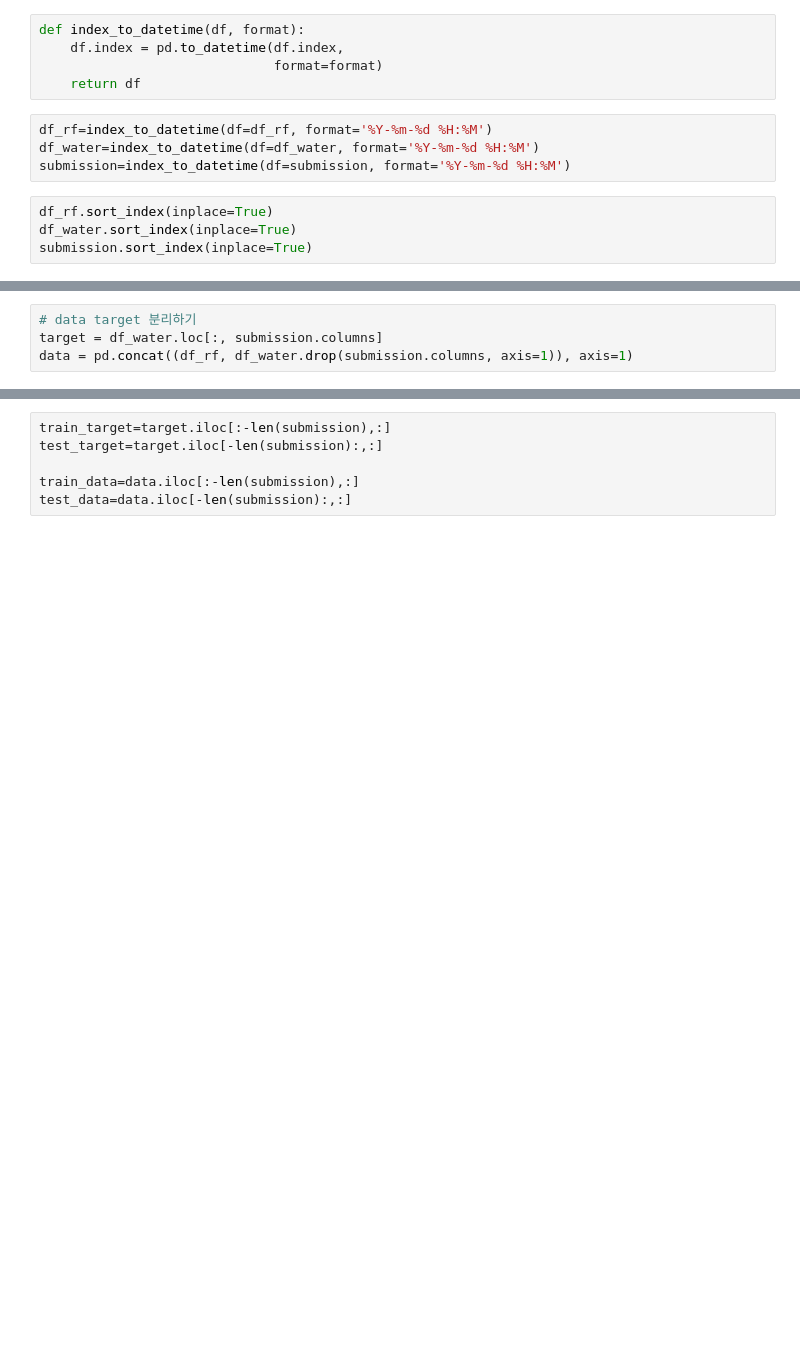
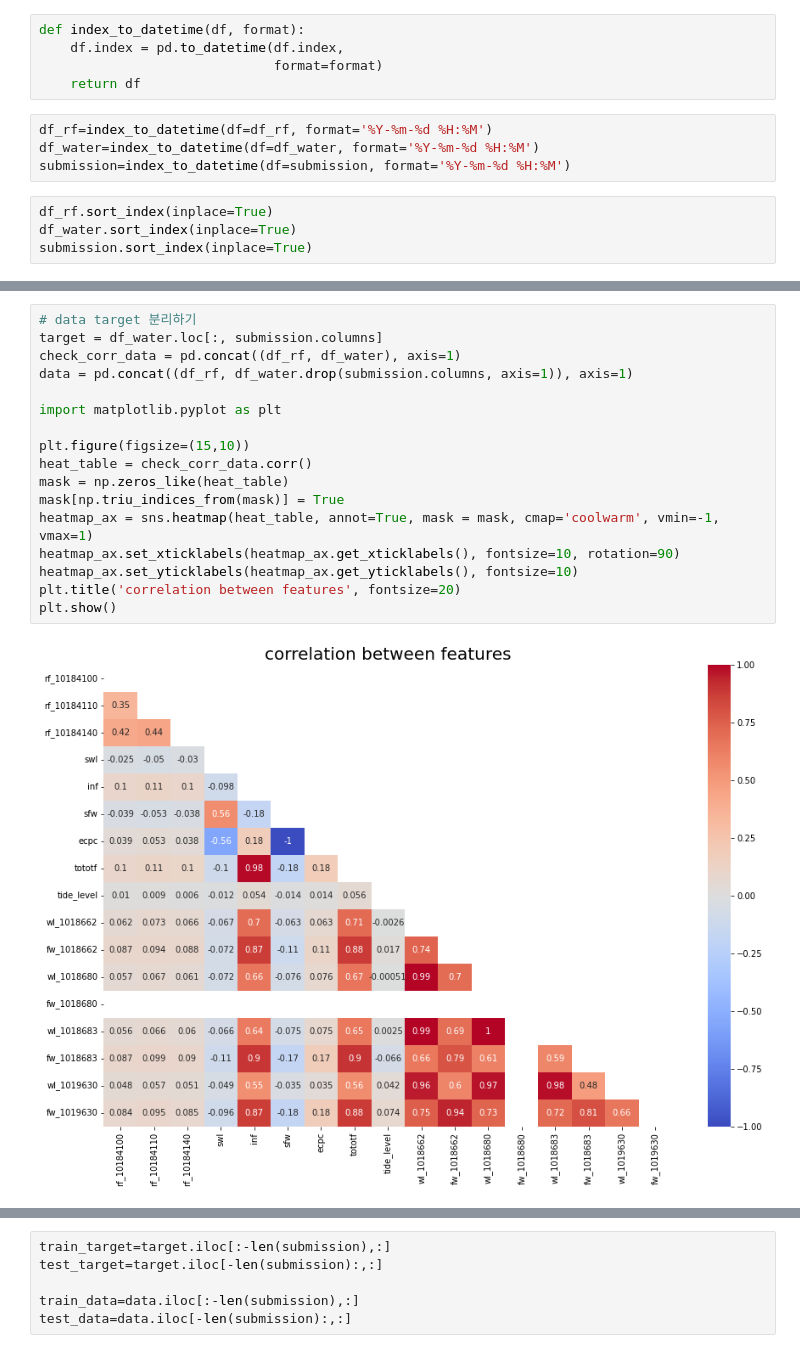
Before and after one commit to hajinhee/study, a Jupyter notebook: dacon/paldangdam/paldangdam2.ipynb, the cells around one changed output, grey strips where cells are left out. Cells and saved outputs as stored; diff of their text form; blank space fills up the shorter version.

```diff
--- a/dacon/paldangdam/paldangdam2.ipynb
+++ b/dacon/paldangdam/paldangdam2.ipynb
@@ -82,4 +94,19 @@ submission
-# %%
-# data target 분리하기
-target = df_water.loc[:, submission.columns]
-data = pd.concat((df_rf, df_water.drop(submission.columns, axis=1)), axis=1)
+# %%
+# data target 분리하기
+target = df_water.loc[:, submission.columns]
+check_corr_data = pd.concat((df_rf, df_water), axis=1)
+data = pd.concat((df_rf, df_water.drop(submission.columns, axis=1)), axis=1)
+
+import matplotlib.pyplot as plt
+
+plt.figure(figsize=(15,10))
+heat_table = check_corr_data.corr()
+mask = np.zeros_like(heat_table)
+mask[np.triu_indices_from(mask)] = True
+heatmap_ax = sns.heatmap(heat_table, annot=True, mask = mask, cmap='coolwarm', vmin=-1, vmax=1)
+heatmap_ax.set_xticklabels(heatmap_ax.get_xticklabels(), fontsize=10, rotation=90)
+heatmap_ax.set_yticklabels(heatmap_ax.get_yticklabels(), fontsize=10)
+plt.title('correlation between features', fontsize=20)
+plt.show()
+# %% [output]
+[figure, added]
```
Also changed, not shown: parts of 11 cells of this notebook, 1 other file.
